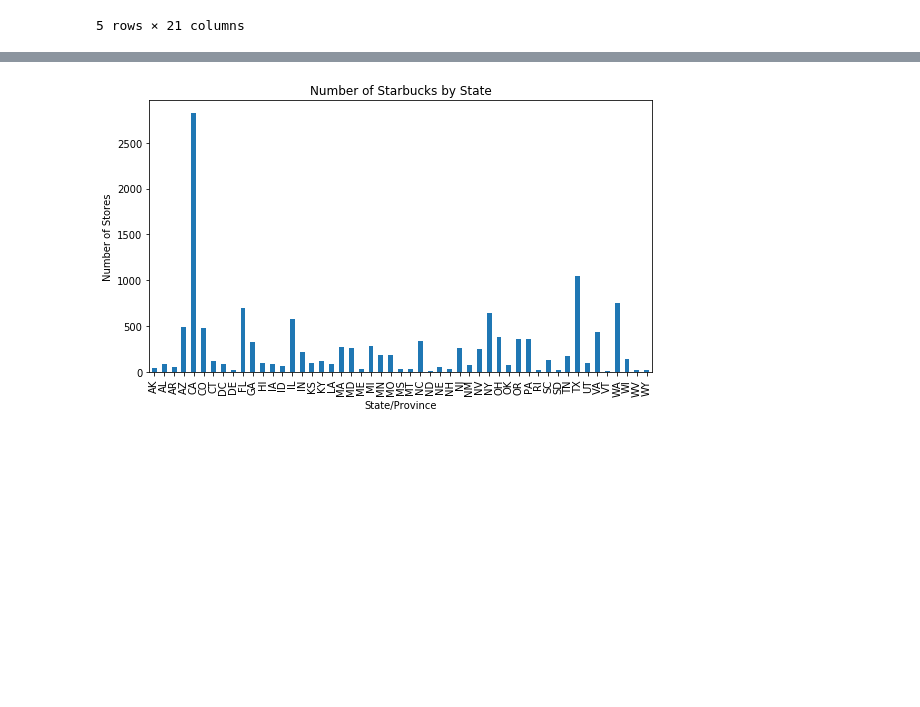
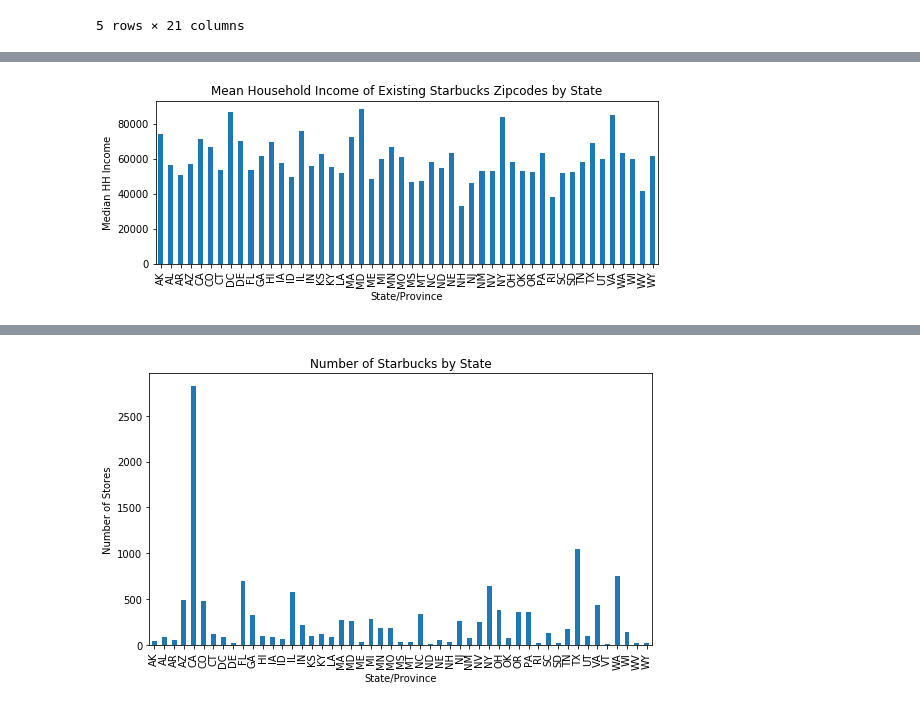
Before and after one commit to renju-zacharia/datascience_project1, a Jupyter notebook: Starbucks.ipynb, the cells around one changed output, grey strips where cells are left out. Saved outputs shown, nothing was run; the diff lists cells and outputs as text; code cells hidden in the pictures; blank space fills up the shorter version.

```diff
--- a/Starbucks.ipynb
+++ b/Starbucks.ipynb
@@ -164,0 +181,4 @@ data_df.head()
+# %%
+# Extracting only zipcocodes which have a value greater than 0.
+SB_HHI_df = SB_df.loc[SB_df["Household Income"] >= 0,:]
+SB_HHI_df["Household Income"].mean()
@@ -164,0 +252,9 @@ data_df.head()
+# %%
+# Plot for Mediana HH Income
+
+str_grp_cnt.plot(kind="bar", title = "Mean Household Income of Existing Starbucks Zipcodes by State", figsize = (9,3))
+plt.ylabel("Median HH Income")
+plt.savefig('Starbucks_Mean HH Income')
+plt.show()
+# %% [output]
+[figure, added]
```
Also changed, not shown: parts of 49 cells of this notebook.
